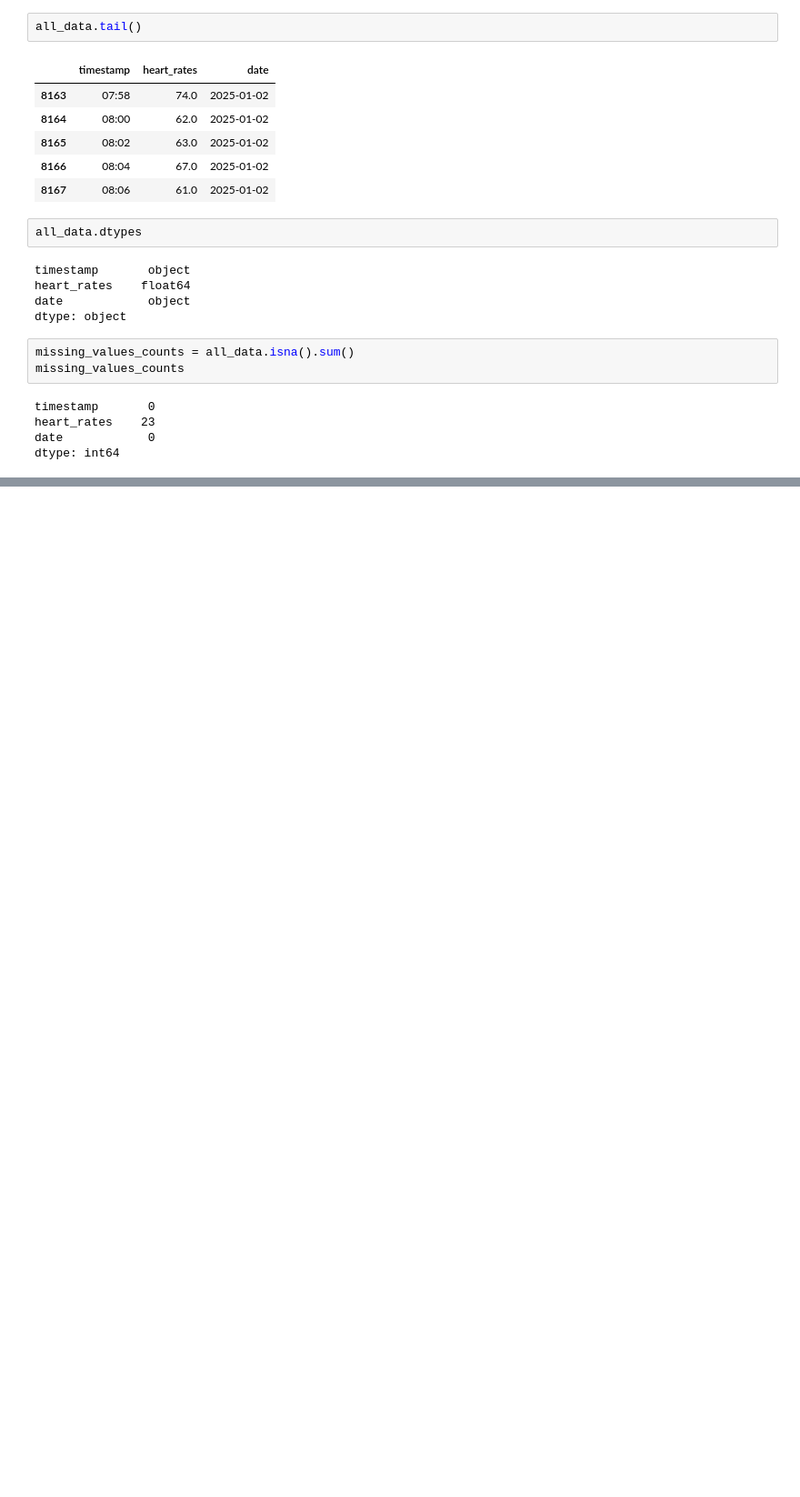
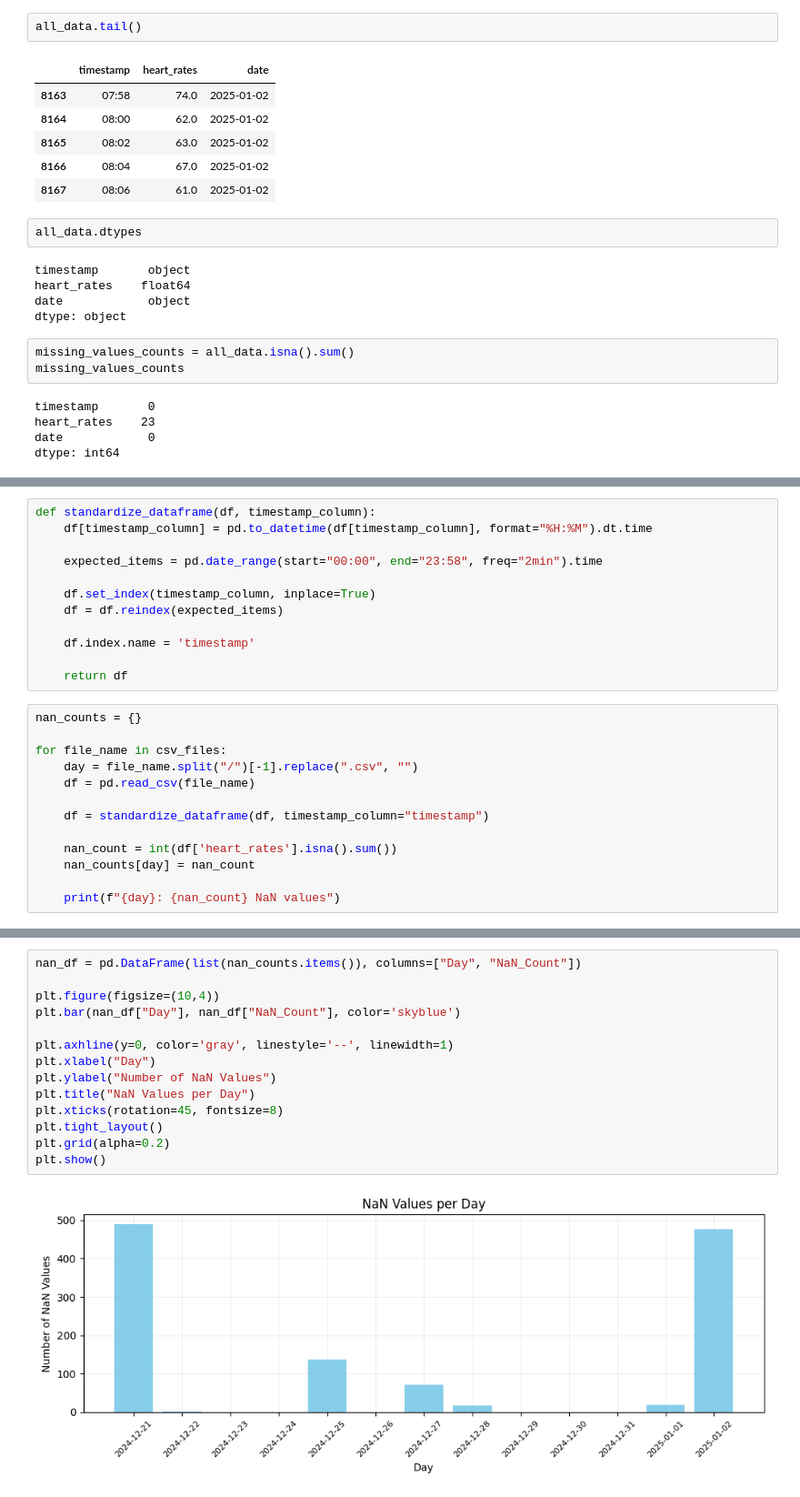
Before and after one commit to valecase4/GarminHeartRate, a Jupyter notebook: main.ipynb, the cells around one changed output, grey strips where cells are left out. Shown at 91% size. Drawn from its saved outputs; the diff is of its cells as text; blank space fills up the shorter version.

```diff
--- a/main.ipynb
+++ b/main.ipynb
@@ -124,0 +46,25 @@ for day in upper_days:
+# %%
+def standardize_dataframe(df, timestamp_column):
+    df[timestamp_column] = pd.to_datetime(df[timestamp_column], format="%H:%M").dt.time
+
+    expected_items = pd.date_range(start="00:00", end="23:58", freq="2min").time
+
+    df.set_index(timestamp_column, inplace=True)
+    df = df.reindex(expected_items)
+
+    df.index.name = 'timestamp'
+
+    return df
+# %%
+nan_counts = {}
+
+for file_name in csv_files:
+    day = file_name.split("/")[-1].replace(".csv", "")
+    df = pd.read_csv(file_name)
+
+    df = standardize_dataframe(df, timestamp_column="timestamp")
+
+    nan_count = int(df['heart_rates'].isna().sum())
+    nan_counts[day] = nan_count
+
+    print(f"{day}: {nan_count} NaN values")
@@ -124,0 +85,16 @@ for day in upper_days:
+# %%
+nan_df = pd.DataFrame(list(nan_counts.items()), columns=["Day", "NaN_Count"])
+
+plt.figure(figsize=(10,4))
+plt.bar(nan_df["Day"], nan_df["NaN_Count"], color='skyblue')
+
+plt.axhline(y=0, color='gray', linestyle='--', linewidth=1)
+plt.xlabel("Day")
+plt.ylabel("Number of NaN Values")
+plt.title("NaN Values per Day")
+plt.xticks(rotation=45, fontsize=8)
+plt.tight_layout()
+plt.grid(alpha=0.2)
+plt.show()
+# %% [output]
+[figure, added]
```
Also changed, not shown: parts of 9 cells of this notebook, 10 other files.
